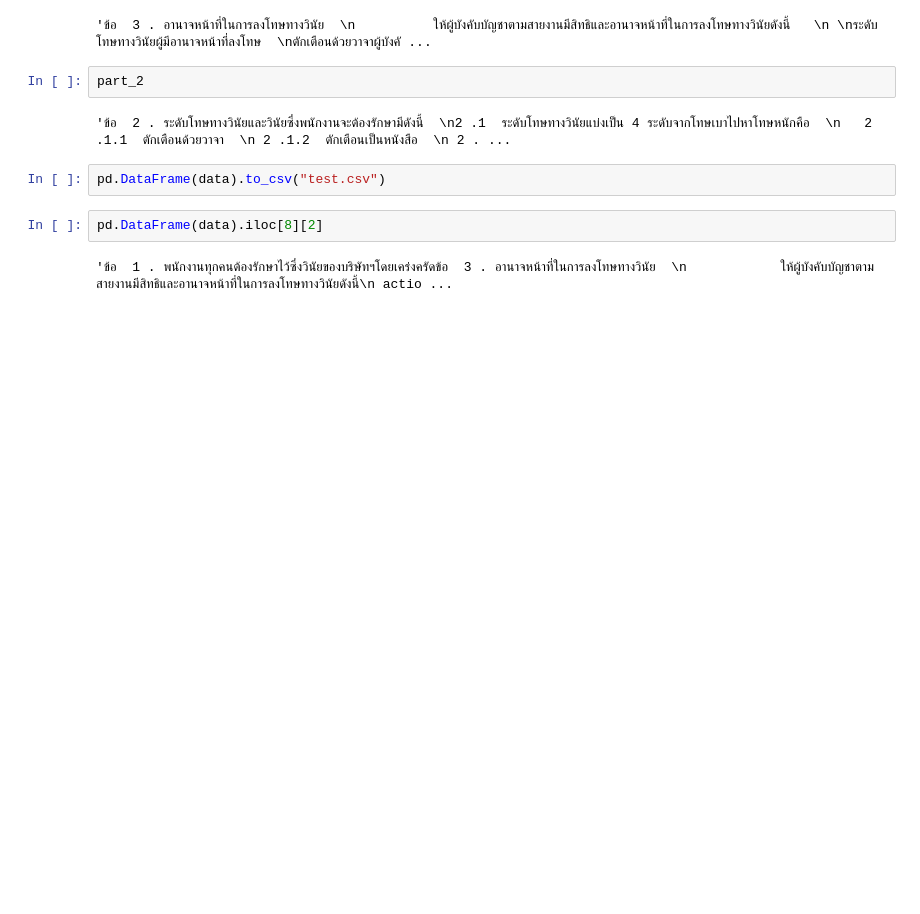
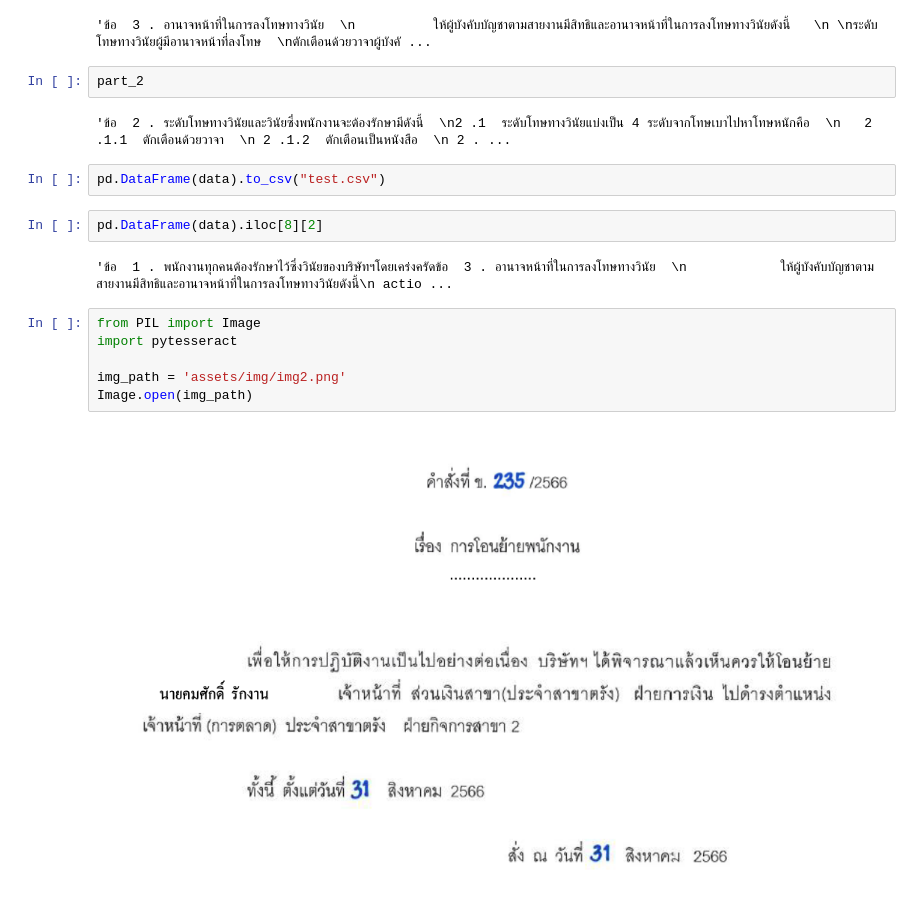
Before and after one commit to edsml-kl121/curly-succotash, a Jupyter notebook: text_extraction/test.ipynb, the cells around one changed output. Cells and saved outputs as stored; diff of their text form; blank space fills up the shorter version.

```diff
--- a/text_extraction/test.ipynb
+++ b/text_extraction/test.ipynb
@@ -158,3 +158,11 @@ pd.DataFrame(data).to_csv("test.csv")
 pd.DataFrame(data).iloc[8][2]
 # %% [output]
 'ข้อ  1 . พนักงานทุกคนต้องรักษาไว้ซึ่งวินัยของบริษัทฯโดยเคร่งครัดข้อ  3 . อานาจหน้าที่ในการลงโทษทางวินัย  \n            ให้ผู้บังคับบัญชาตามสายงานมีสิทธิและอานาจหน้าที่ในการลงโทษทางวินัยดังนี้\n actio ...
+# %%
+from PIL import Image
+import pytesseract
+
+img_path = 'assets/img/img2.png'
+Image.open(img_path)
+# %% [output]
+[figure, added]
```
Also changed, not shown: parts of 1 cell of this notebook, 16 other files.
